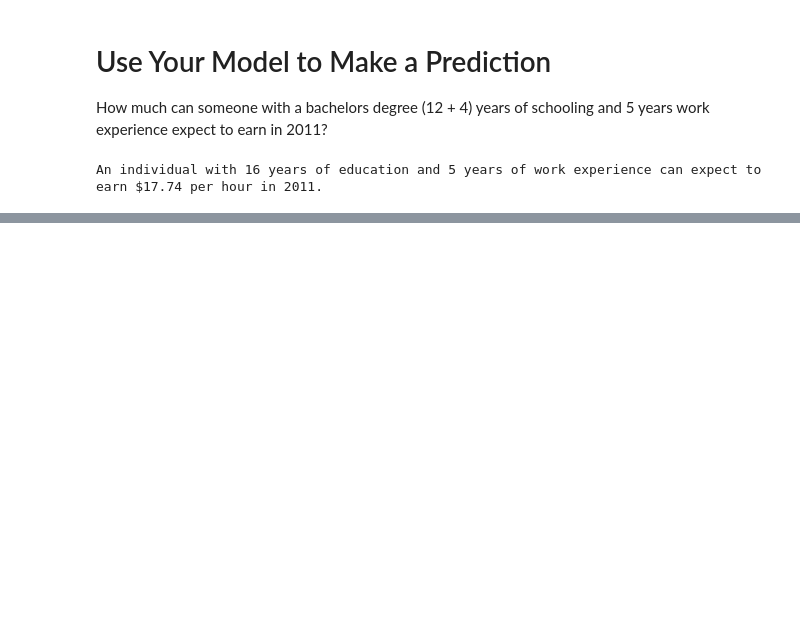
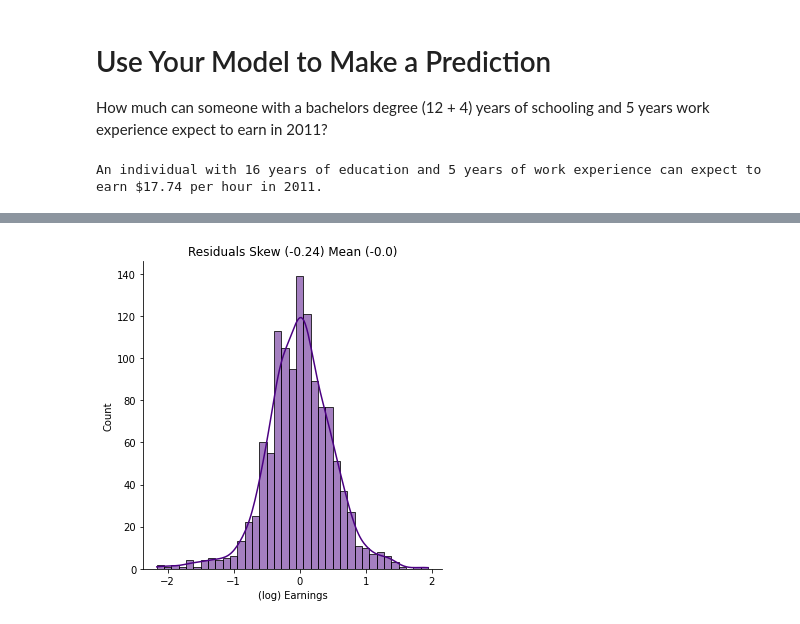
Before and after one commit to leocraig18/Data-Science-Analysis, a Jupyter notebook: Determinants_of_Earnings.ipynb, the cells around one changed output, grey strips where cells are left out. Cells and saved outputs as stored; diff of their text form; code cells hidden in the pictures; blank space fills up the shorter version.

```diff
--- a/Determinants_of_Earnings.ipynb
+++ b/Determinants_of_Earnings.ipynb
@@ -557,0 +553,13 @@ STILL TO COMPLETE
+# %%
+log_target = np.log(df_data['EARNINGS'])
+parameters_6 = df_data[['S', 'EXP', 'MALE', 'MARRIED', 'HHBMBF']]
+
+multi_X_train, multi_X_test, log_multi_y_train, log_multi_y_test = train_test_split(parameters_6,
+                                                    log_target,
+                                                    test_size=0.2,
+                                                    random_state=10)
+log_multivariate_regr = LinearRegression()
+log_multivariate_regr.fit(multi_X_train, log_multi_y_train)
+rsquared = log_multivariate_regr.score(multi_X_train, log_multi_y_train)
+
+print(f'Training data r-squared: {rsquared:.2}')
@@ -557,0 +598,14 @@ STILL TO COMPLETE
+# %%
+log_multi_predicted_vals = log_multivariate_regr.predict(multi_X_train)
+log_multi_residuals = (log_multi_y_train - log_multi_predicted_vals)
+# %%
+# Residual Distribution Chart
+resid_mean = round(log_multi_residuals.mean(), 2)
+resid_skew = round(log_multi_residuals.skew(), 2)
+
+sns.displot(log_multi_residuals, kde=True, color='indigo')
+plt.title(f'Residuals Skew ({resid_skew}) Mean ({resid_mean})')
+plt.xlabel('(log) Earnings')
+plt.show()
+# %% [output]
+[figure, added]
```
Also changed, not shown: parts of 11 cells of this notebook.
